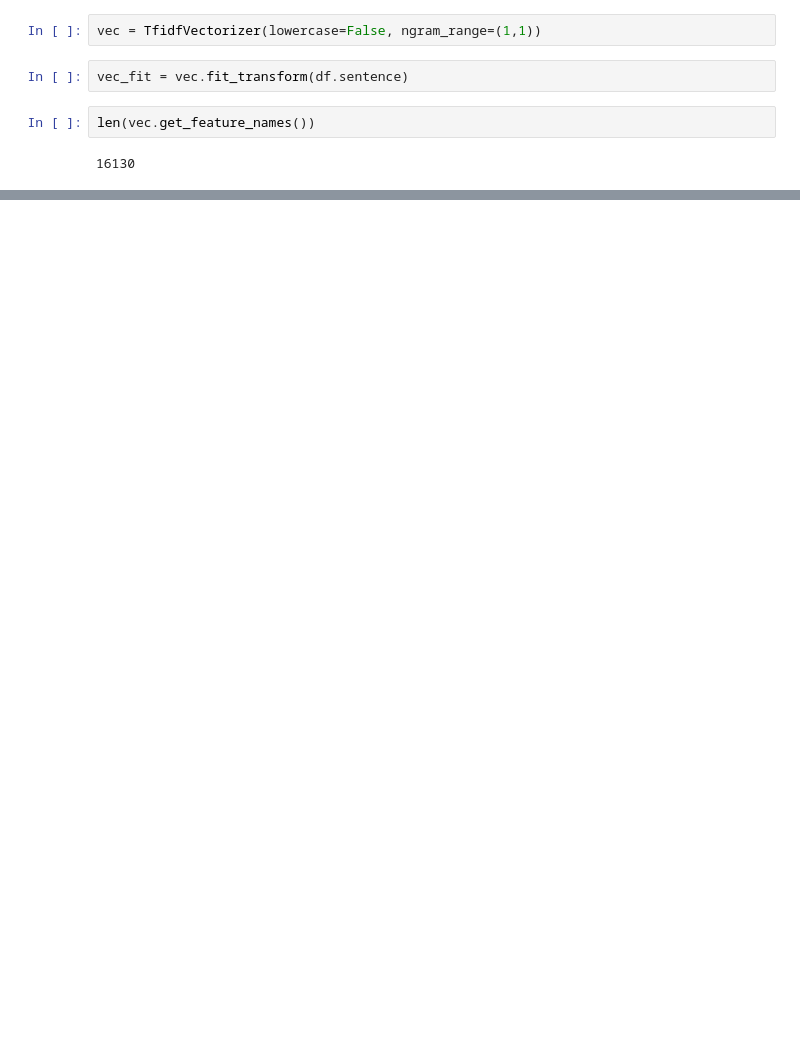
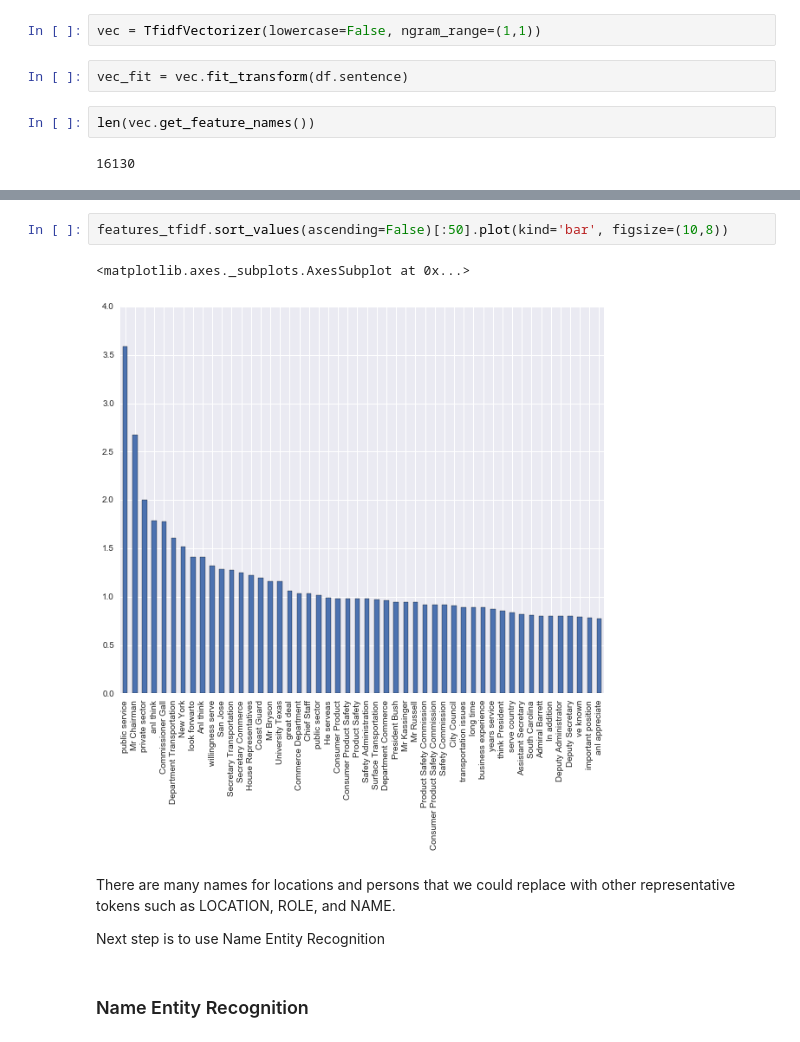
Before and after one commit to eduardozamudio/pj_fit, a Jupyter notebook: notebooks/exploratory analysis.ipynb, the cells around one changed output, grey strips where cells are left out. Cells and saved outputs as stored; diff of their text form; blank space fills up the shorter version.

```diff
--- a/notebooks/exploratory analysis.ipynb
+++ b/notebooks/exploratory analysis.ipynb
@@ -120,0 +149,11 @@ vec_fit[idx_D_labeled, :]
+# %%
+features_tfidf.sort_values(ascending=False)[:50].plot(kind='bar', figsize=(10,8))
+# %% [output]
+<matplotlib.axes._subplots.AxesSubplot at 0x...>
+[figure, added]
+# %% [markdown]
+There are many names for locations and persons that we could replace with other representative tokens such as LOCATION, ROLE, and NAME.
+
+Next step is to use Name Entity Recognition
+# %% [markdown]
+### Name Entity Recognition
```
Also changed, not shown: parts of 21 cells of this notebook.
